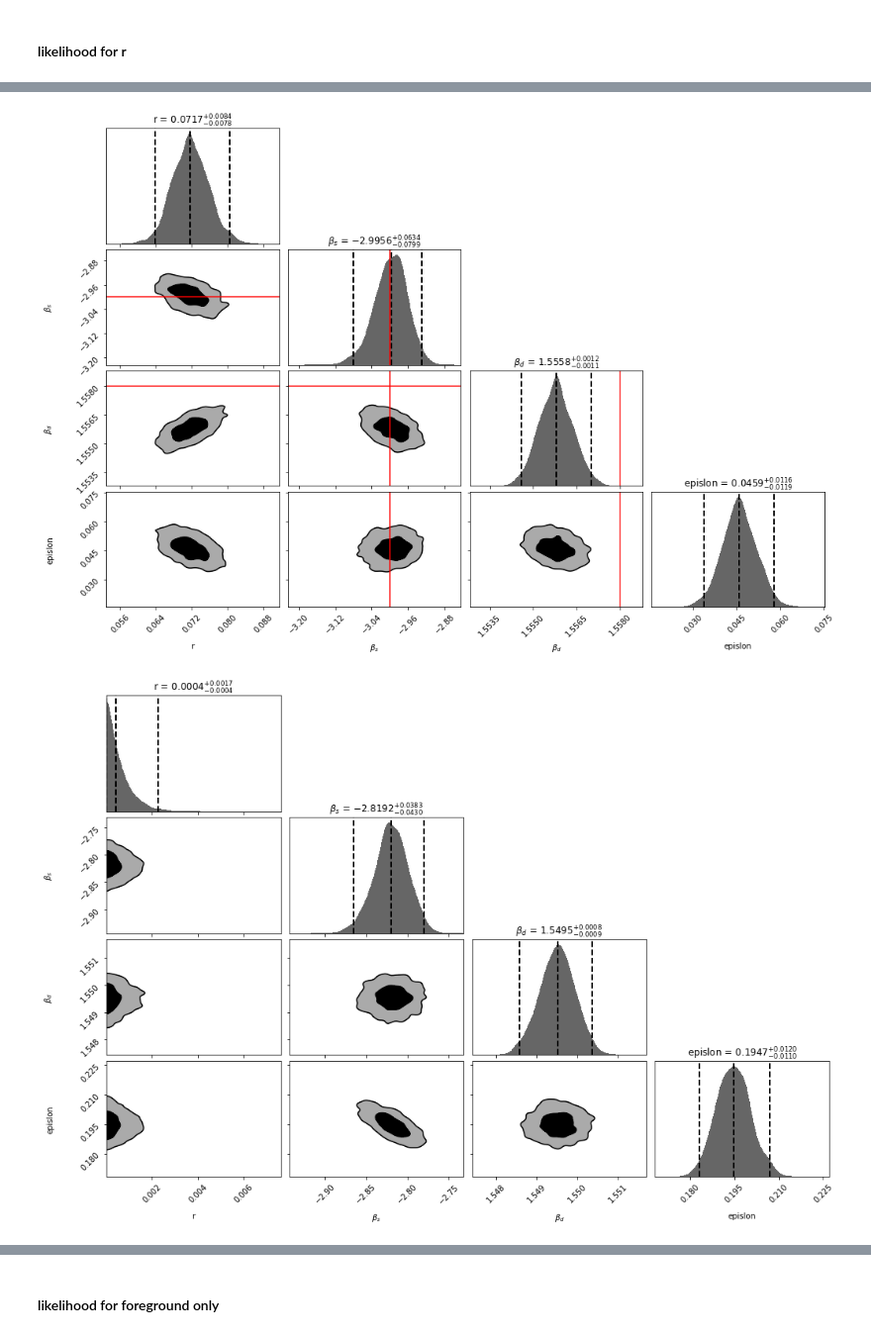
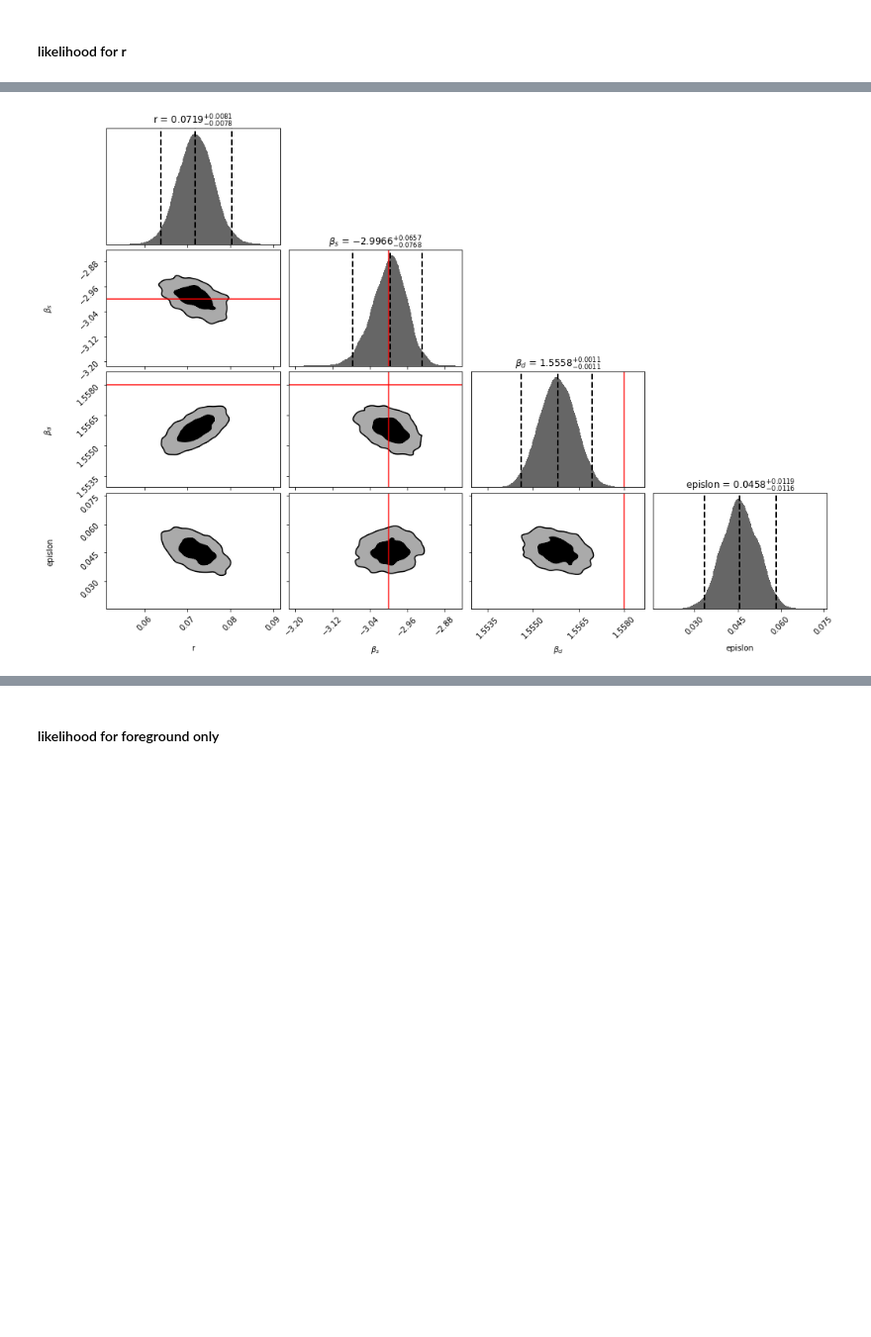
Before and after one commit to YJHelloWorld/Likelihood, a Jupyter notebook: methods.py.ipynb, the cells around one changed output, grey strips where cells are left out. Shown at 99% size. Saved outputs shown, nothing was run; the diff lists cells and outputs as text; code cells hidden in the pictures; blank space fills up the shorter version.

```diff
--- a/methods.py.ipynb
+++ b/methods.py.ipynb
@@ -985,5 +898,5 @@ simple_likelihood(cl_hat_fore_ali, C_l, Nf = Nf, M = cov_mat_BB_ali, sbin = 1)
 # %%
-npara = 4; Nsim = 11;
+npara = 4; Nsim = 1;
 
 def prior(cube):
 
@@ -1045,7 +958,7 @@ for n in range(Nsim):
         sampler.run_nested(dlogz = 0.1)
         results = sampler.results
 
-    Results.append(results)
+#     Results.append(results)
 
 #     if n == 0 :
 #         samples, weights = results.samples, np.exp(results.logwt - results.logz[-1])
@@ -1069,12 +972,11 @@ for n in range(Nsim):
 # %%
 for n in range(Nsim):
 
     labels = ['r', r'$\beta_s$',r'$\beta_d$', r'epislon'];
     fig, axes = plt.subplots(npara, npara, figsize=(15, 10))
     axes = axes.reshape((npara, npara))
 
-    fig, ax = dyplot.cornerplot(Results[n], truths=truth, fig = (fig, axes), title_fmt='.4f', show_titles=True,
+    fig, ax = dyplot.cornerplot(results, truths=truth, fig = (fig, axes), title_fmt='.4f', show_titles=True,
                      labels = labels,quantiles = sig2, quantiles_2d = [0.4,0.85]) #0.1, 0.4, 0.65, 0.85
 # %% [output]
-[figure, old version]
+[figure, new version]
-[figure, removed]
```
Also changed, not shown: parts of 35 cells of this notebook.
